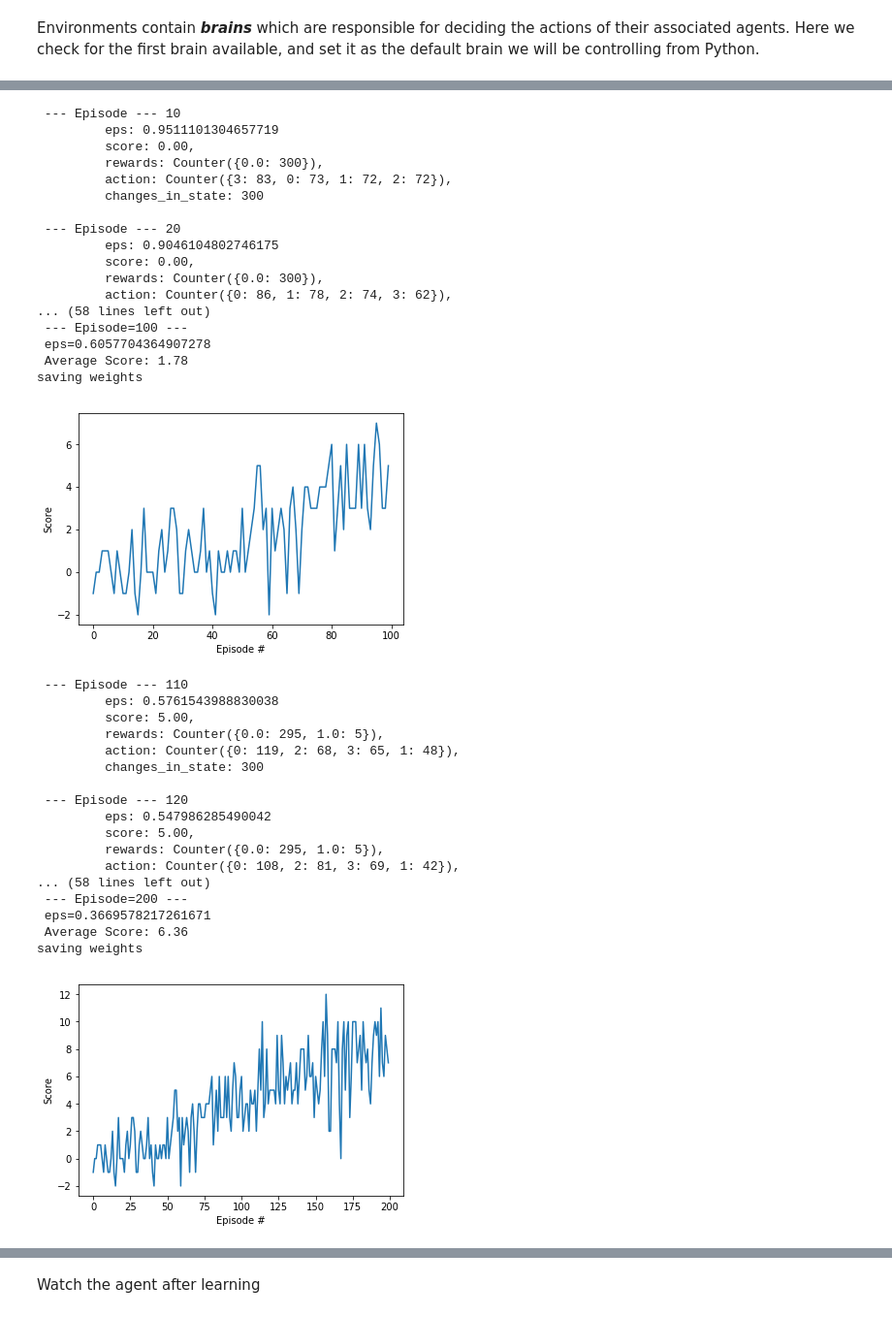
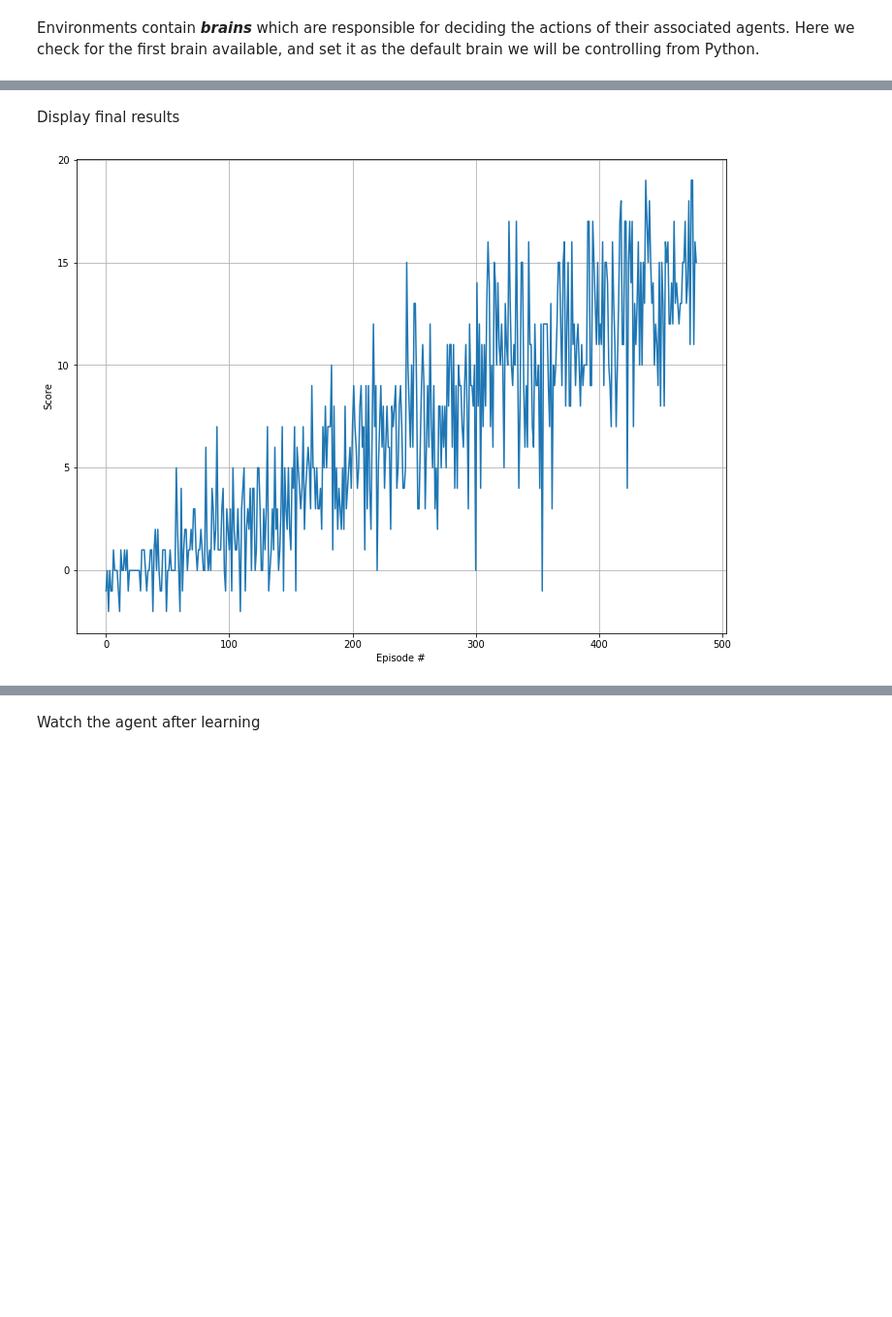
Before and after one commit to chauvinSimon/deep-reinforcement-learning, a Jupyter notebook: p1_navigation/src_submission/main_banana.ipynb, the cells around one changed output, grey strips where cells are left out. Shown: that part at 97% size. Saved outputs shown, nothing was run; the diff lists cells and outputs as text; code cells hidden in the pictures; blank space fills up the shorter version.

Commit message:
new best result = 380

```diff
--- a/p1_navigation/src_submission/main_banana.ipynb
+++ b/p1_navigation/src_submission/main_banana.ipynb
@@ -116,6 +115,6 @@ Of course, as part of the project, you'll have to change the code so that the ag
 # %%
 def dqn(n_episodes=5000, max_t=1000, eps_start=1.0, eps_end=0.01, eps_decay=0.995):
-    """Deep Q-Learning.
+    """Deep Q-Learning function to train the Agent
 
     Params
     ======
@@ -125,9 +124,6 @@ def dqn(n_episodes=5000, max_t=1000, eps_start=1.0, eps_end=0.01, eps_decay=0.99
         eps_end (float): minimum value of epsilon
         eps_decay (float): multiplicative factor (per episode) for decreasing epsilon
     """
-    # learn from scratch or not
-#     agent.qnetwork_local.load_state_dict(torch.load('checkpoint20.pth'))
-
     scores = []  # list containing scores from each episode
     scores_window = deque(maxlen=100)  # last 100 scores
     eps = eps_start  # initialize epsilon
@@ -199,3 +195,8 @@ def dqn(n_episodes=5000, max_t=1000, eps_start=1.0, eps_end=0.01, eps_decay=0.99
             torch.save(agent.qnetwork_local.state_dict(), 'checkpoint.pth')
             break
     return scores
+# %%
+if banana_training:
+    # If you want to further train an Agent, load the weights from file
+    # agent.qnetwork_local.load_state_dict(torch.load('checkpoint431.pth'))
+    scores = dqn()
@@ -202,50 +293,18 @@ def dqn(n_episodes=5000, max_t=1000, eps_start=1.0, eps_end=0.01, eps_decay=0.99
+# %% [markdown]
+Display final results
 # %%
 if banana_training:
-    # load the weights from file
-    agent.qnetwork_local.load_state_dict(torch.load('checkpoint.pth'))
-#     scores = dqn()
+    # print(scores)
 
     # plot the scores
+    plt.rcParams["figure.figsize"] = [12, 9]
     fig = plt.figure()
     ax = fig.add_subplot(111)
     plt.plot(np.arange(len(scores)), scores)
     plt.ylabel('Score')
     plt.xlabel('Episode #')
+    plt.grid()
     plt.show()
+    fig.savefig('rewards.svg', format='svg', dpi=1200)
 # %% [output]
- --- Episode --- 10
-         eps: 0.9511101304657719
-         score: 0.00,
-         rewards: Counter({0.0: 300}),
-         action: Counter({3: 83, 0: 73, 1: 72, 2: 72}),
-         changes_in_state: 300
-
- --- Episode --- 20
-         eps: 0.9046104802746175
-         score: 0.00,
-         rewards: Counter({0.0: 300}),
-         action: Counter({0: 86, 1: 78, 2: 74, 3: 62}),
-... (58 lines left out)
- --- Episode=100 ---
- eps=0.6057704364907278
- Average Score: 1.78
-saving weights
-[figure, old version]
+[figure, new version]
- --- Episode --- 110
-         eps: 0.5761543988830038
-         score: 5.00,
-         rewards: Counter({0.0: 295, 1.0: 5}),
-         action: Counter({0: 119, 2: 68, 3: 65, 1: 48}),
-         changes_in_state: 300
-
- --- Episode --- 120
-         eps: 0.547986285490042
-         score: 5.00,
-         rewards: Counter({0.0: 295, 1.0: 5}),
-         action: Counter({0: 108, 2: 81, 3: 69, 1: 42}),
-... (58 lines left out)
- --- Episode=200 ---
- eps=0.3669578217261671
- Average Score: 6.36
-saving weights
-[figure, removed]
```
Also changed, not shown: parts of 16 cells of this notebook, 10 other files.
